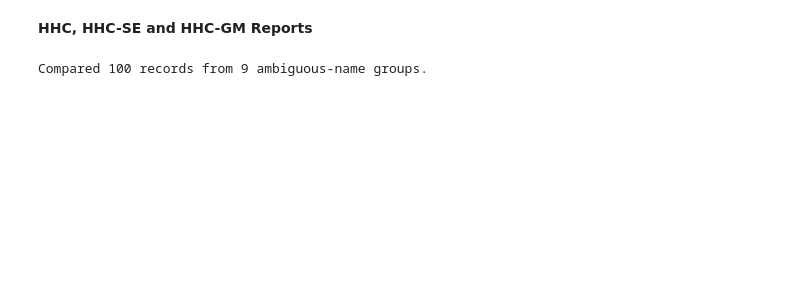
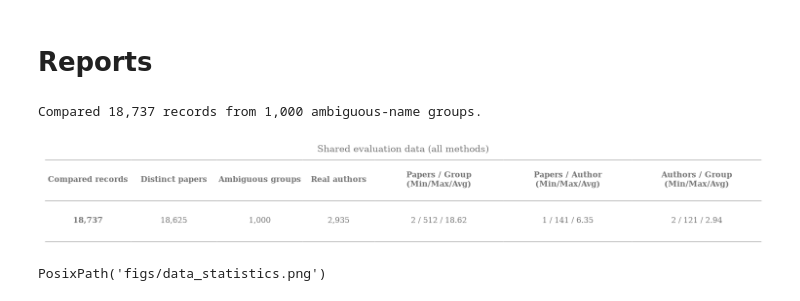
Before and after one commit to Victorgonl/HHC, a Jupyter notebook: notebooks/reports.ipynb, the cells around one changed output. Saved outputs shown, nothing was run; the diff lists cells and outputs as text; code cells hidden in the pictures; blank space fills up the shorter version.

```diff
--- a/notebooks/reports.ipynb
+++ b/notebooks/reports.ipynb
@@ -1,3 +1,3 @@
 # %% [markdown]
-**HHC, HHC-SE and HHC-GM Reports**
+# Reports
 # %%
@@ -48,46 +28,12 @@ plt.rcParams.update(
 # %%
-METHODS = ["HHC", "HHC-SE", "HHC-GM"]
-prediction_files = {
-    "HHC": output_dir / "hhc_predictions.csv",
-    "HHC-SE": output_dir / "hhc_se_predictions.csv",
-    "HHC-GM": output_dir / "hhc_gm_predictions.csv",
-}
-prediction_columns = {method: f"predicted_cluster_{method.lower().replace('-', '_')}" for method in METHODS}
-metrics_files = {
-    "HHC": output_dir / "hhc_metrics.json",
-    "HHC-SE": output_dir / "hhc_se_metrics.json",
-    "HHC-GM": output_dir / "hhc_gm_metrics.json",
-}
-run_summaries = {
-    method: json.loads(path.read_text(encoding="utf-8"))
-    for method, path in metrics_files.items()
-}
-key_columns = ["paper_id", "ambiguous_name", "label"]
+data = load_report_data(output_dir)
+print(
+    f"Compared {len(data.common):,} records from "
+    f"{data.common['ambiguous_name'].nunique():,} ambiguous-name groups."
+)
 
-frames = {}
-for method, path in prediction_files.items():
-    frame = pd.read_csv(path, dtype=str)
-    frame["occurrence"] = frame.groupby(key_columns, dropna=False).cumcount()
-    frames[method] = frame.rename(columns={"predicted_cluster": prediction_columns[method]})
-
-join_columns = key_columns + ["occurrence"]
-common = frames["HHC-GM"][join_columns + [prediction_columns["HHC-GM"]]]
-for method in ("HHC", "HHC-SE"):
-    common = common.merge(
-        frames[method][join_columns + [prediction_columns[method]]],
-        on=join_columns,
-        how="inner",
-        validate="one_to_one",
-    )
-
-if len(common) != len(frames["HHC-GM"]):
-    raise ValueError("Some HHC-GM records do not have predictions from every method")
-
-rows = common[["ambiguous_name", "label"]].to_dict(orient="records")
-scores = {
-    method: evaluate(rows, common[prediction_columns[method]].tolist())
-    for method in METHODS
-}
-print(f"Compared {len(common):,} records from {common['ambiguous_name'].nunique():,} ambiguous-name groups.")
+plot_data_statistics(data, report_dir / "data_statistics.png", style=style, show=True)
 # %% [output]
-Compared 100 records from 9 ambiguous-name groups.
+Compared 18,737 records from 1,000 ambiguous-name groups.
+[figure, added]
+PosixPath('figs/data_statistics.png')
```
Also changed, not shown: parts of 15 cells of this notebook, 37 other files.
